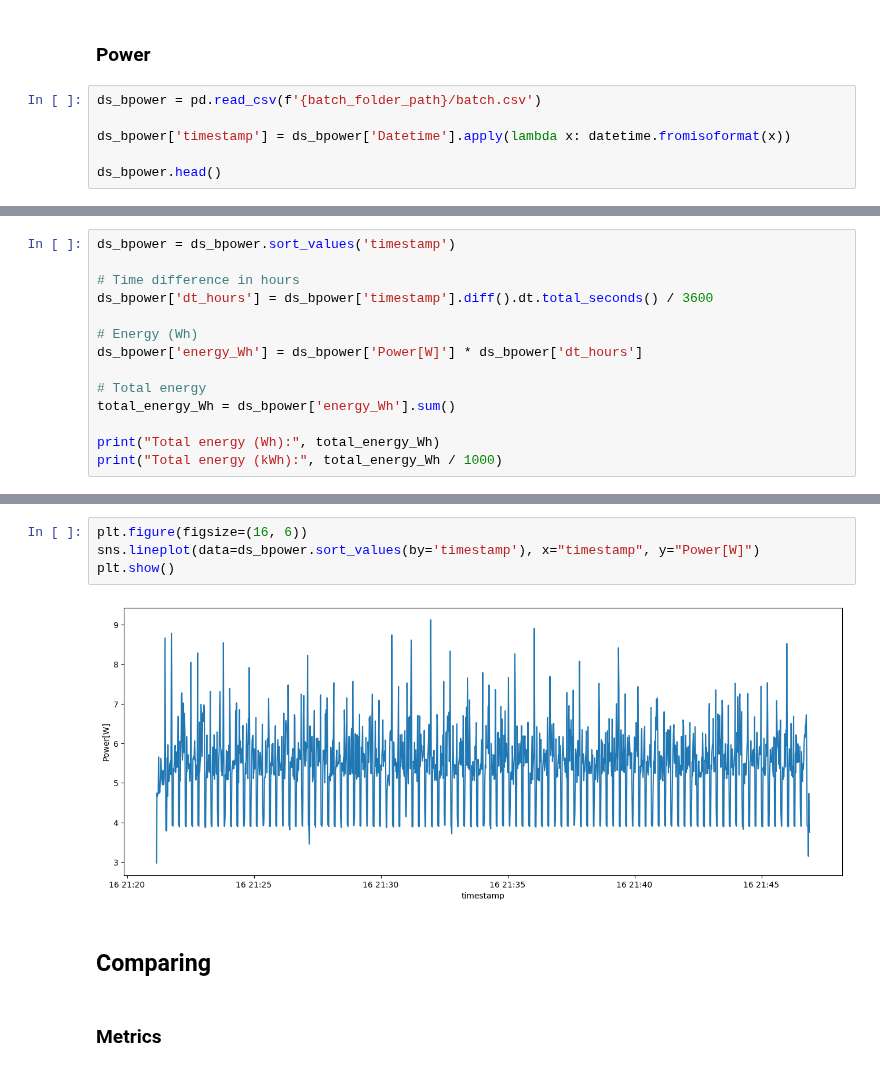
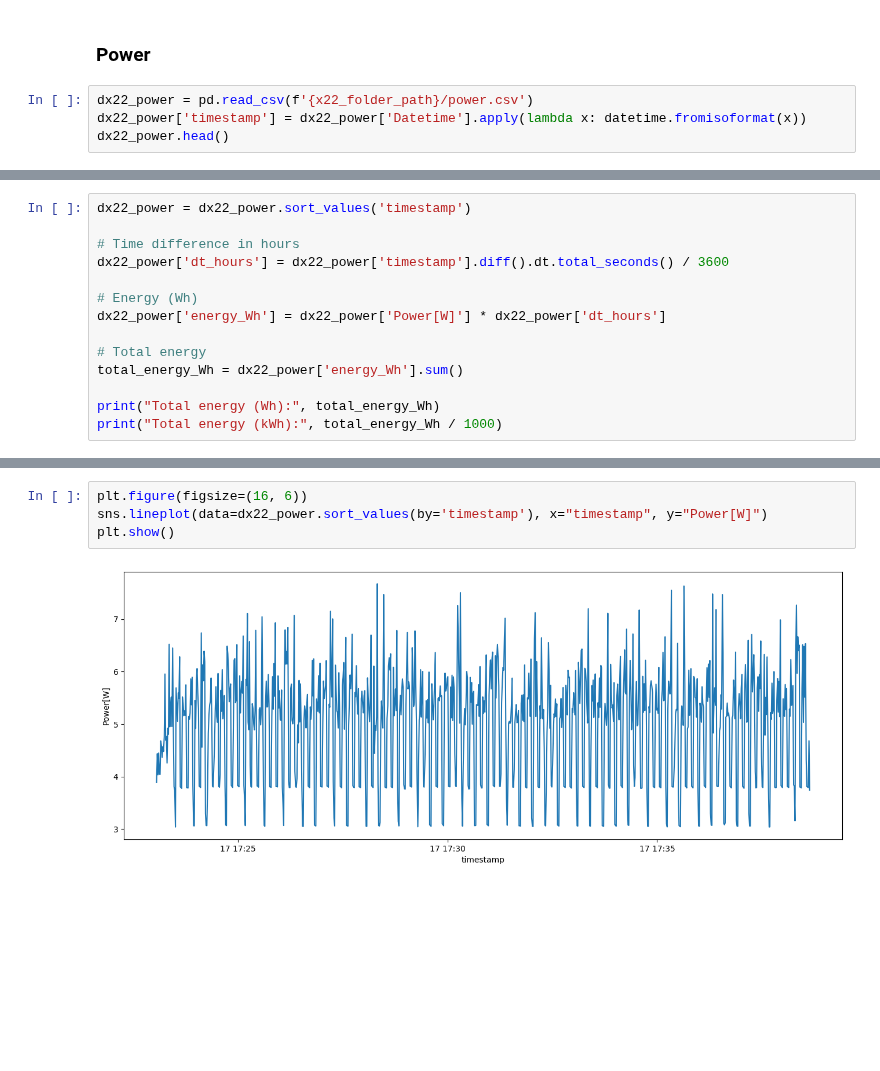
Before and after one commit to ppgzt/cv-system, a Jupyter notebook: data-analysis/analysis.ipynb, the cells around one changed output, grey strips where cells are left out. Saved outputs shown, nothing was run; the diff lists cells and outputs as text; blank space fills up the shorter version.

```diff
--- a/data-analysis/analysis.ipynb
+++ b/data-analysis/analysis.ipynb
@@ -320,10 +890,8 @@ ds_bmetrics_v0.head()
 # %% [markdown]
 ### Power
 # %%
-ds_bpower = pd.read_csv(f'{batch_folder_path}/batch.csv')
-
-ds_bpower['timestamp'] = ds_bpower['Datetime'].apply(lambda x: datetime.fromisoformat(x))
-
-ds_bpower.head()
+dx22_power = pd.read_csv(f'{x22_folder_path}/power.csv')
+dx22_power['timestamp'] = dx22_power['Datetime'].apply(lambda x: datetime.fromisoformat(x))
+dx22_power.head()
 # %% [output]
 |  | Datetime | Time[S] | Volt[V] | Current[A] | Power[W] | timestamp |
@@ -335,14 +903,14 @@ ds_bpower.head()
 # %%
-ds_bpower = ds_bpower.sort_values('timestamp')
+dx22_power = dx22_power.sort_values('timestamp')
 
 # Time difference in hours
-ds_bpower['dt_hours'] = ds_bpower['timestamp'].diff().dt.total_seconds() / 3600
+dx22_power['dt_hours'] = dx22_power['timestamp'].diff().dt.total_seconds() / 3600
 
 # Energy (Wh)
-ds_bpower['energy_Wh'] = ds_bpower['Power[W]'] * ds_bpower['dt_hours']
+dx22_power['energy_Wh'] = dx22_power['Power[W]'] * dx22_power['dt_hours']
 
 # Total energy
-total_energy_Wh = ds_bpower['energy_Wh'].sum()
+total_energy_Wh = dx22_power['energy_Wh'].sum()
 
 print("Total energy (Wh):", total_energy_Wh)
 print("Total energy (kWh):", total_energy_Wh / 1000)
@@ -352,10 +932,6 @@ Total energy (kWh): 0.002326380672619861
 # %%
 plt.figure(figsize=(16, 6))
-sns.lineplot(data=ds_bpower.sort_values(by='timestamp'), x="timestamp", y="Power[W]")
+sns.lineplot(data=dx22_power.sort_values(by='timestamp'), x="timestamp", y="Power[W]")
 plt.show()
 # %% [output]
-[figure, old version]
+[figure, new version]
-# %% [markdown]
-## Comparing
-# %% [markdown]
-### Metrics
```
Also changed, not shown: parts of 203 cells of this notebook, 8 other files.
